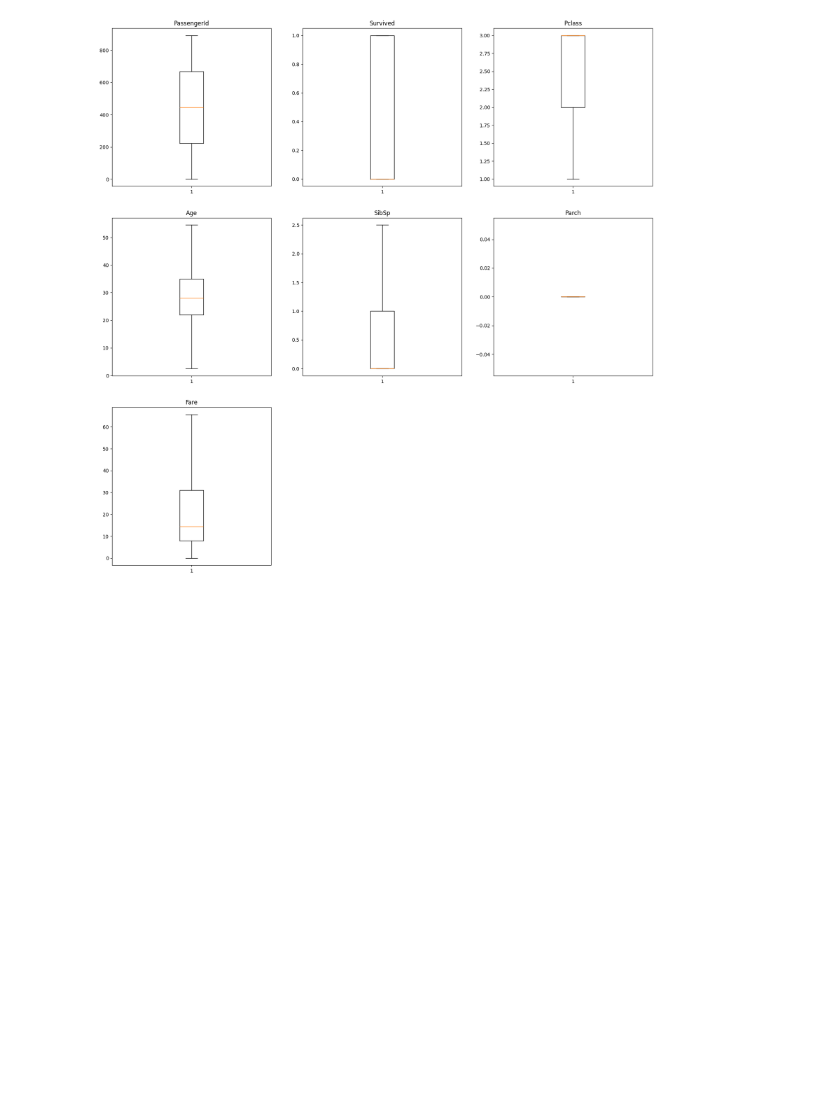
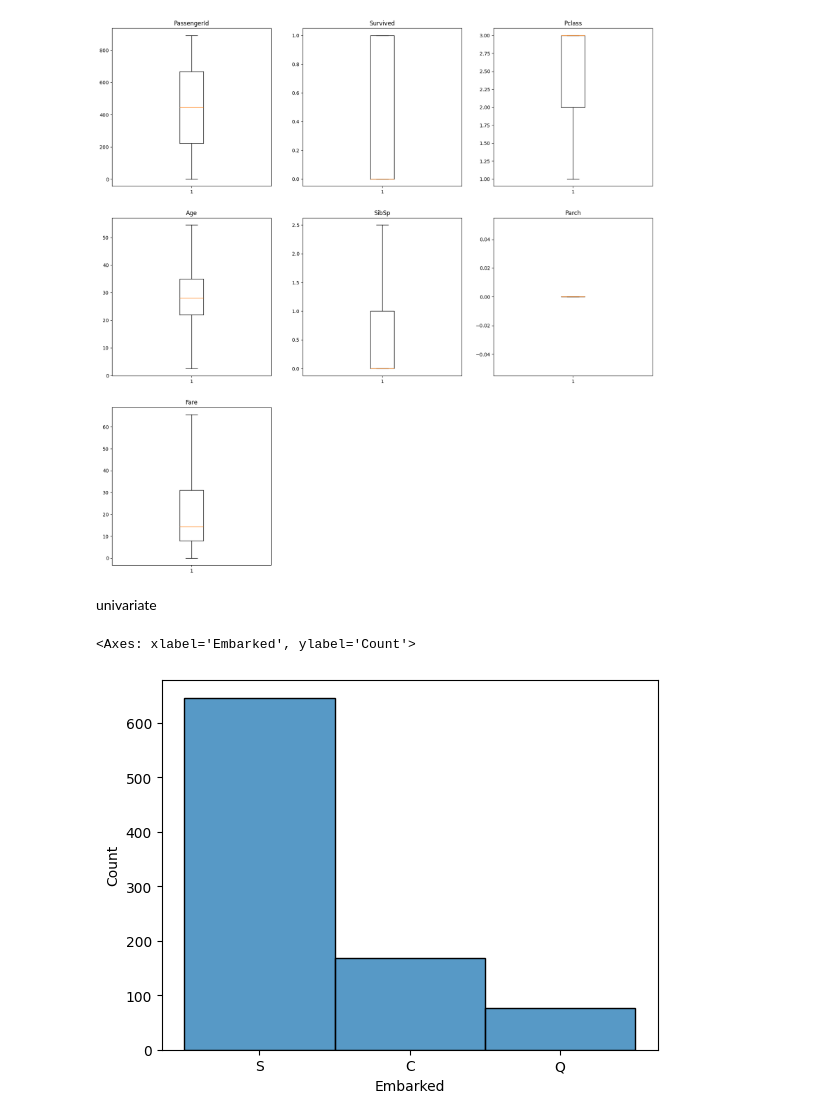
Before and after one commit to joyflorence/Data-miming-and-analytics, a Jupyter notebook: practical/train.ipynb, the cells around one changed output. Drawn from its saved outputs; the diff is of its cells as text; code cells hidden in the pictures; blank space fills up the shorter version.

```diff
--- a/practical/train.ipynb
+++ b/practical/train.ipynb
@@ -113,3 +129,10 @@ boxplotting(numeric_train)
 # %% [output]
 <Figure size 640x480 with 0 Axes>
 [figure]
+# %% [markdown]
+univariate
+# %%
+sns.histplot(train_data['Embarked'])
+# %% [output]
+<Axes: xlabel='Embarked', ylabel='Count'>
+[figure, added]
```
Also changed, not shown: parts of 7 cells of this notebook, 2 other files.
